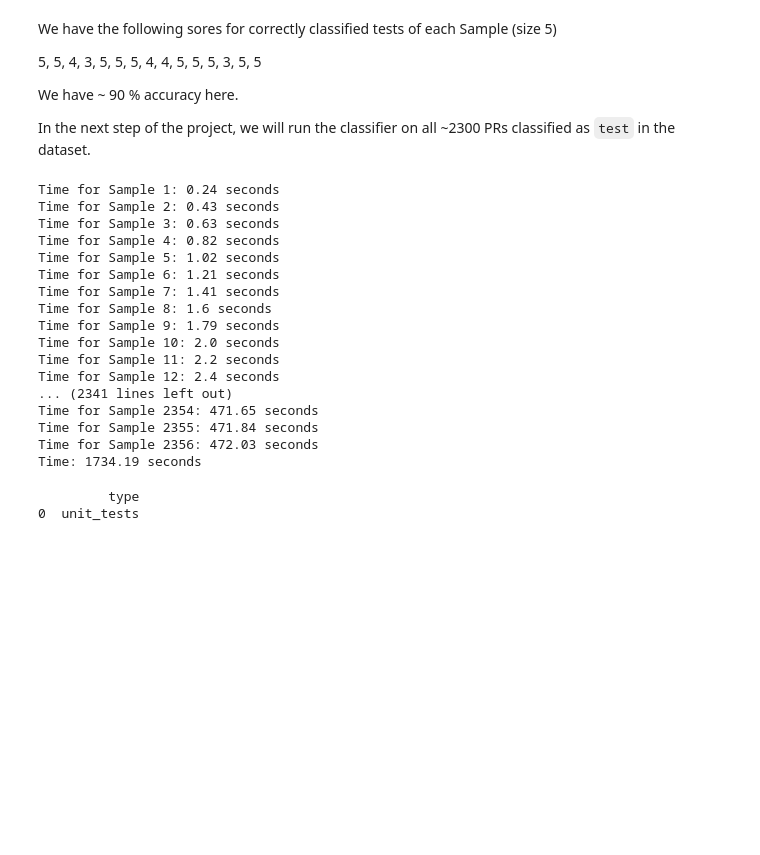
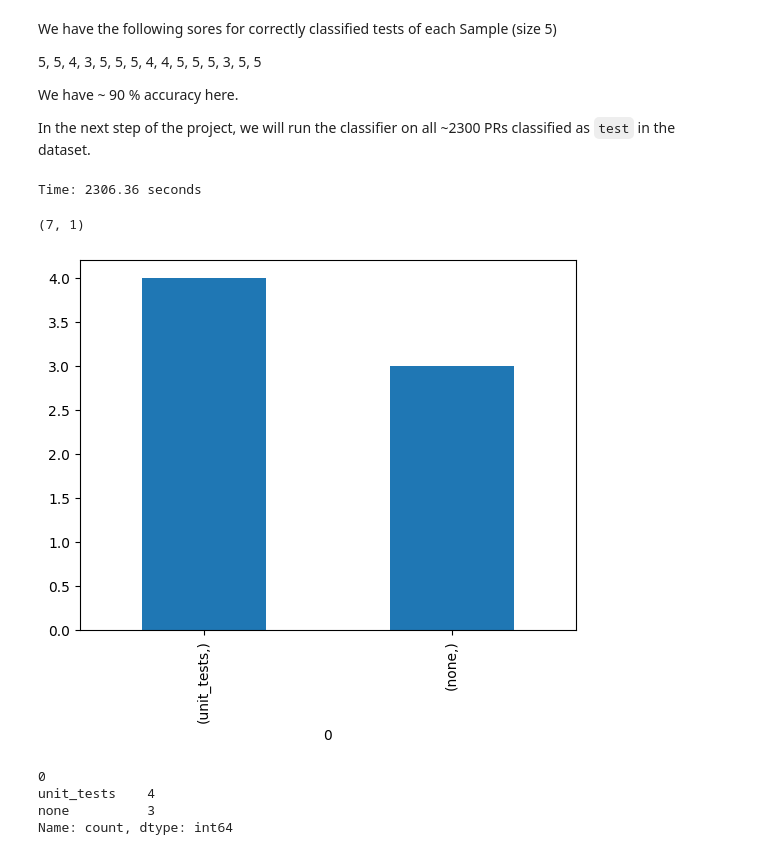
Before and after one commit to hua0-richard/data_542_project, a Jupyter notebook: RQ3.ipynb, the cells around one changed output. Cells and saved outputs as stored; diff of their text form; code cells hidden in the pictures; blank space fills up the shorter version.

Commit message:
RQ3 LLM results

```diff
--- a/RQ3.ipynb
+++ b/RQ3.ipynb
@@ -189,37 +189,32 @@ We have ~ 90 % accuracy here.
 In the next step of the project, we will run the classifier on all ~2300 PRs classified as `test` in the dataset.
 # %%
 results = pd.DataFrame()
-results["type"] = None
 start_sample = time.time()
-for i in range(len(pr_test)):
+for index, row in pr_test.iterrows():
     title = row.title
     reason = row.reason
-    results["type"] = results["type"].append(pd.Series([classify_pr(title, reason)]), ignore_index = True)
+    result = classify_pr(title, reason)
+    results = pd.concat([results, pd.DataFrame([result])], ignore_index=True)
     end_sample = time.time()
-    print(f"Time for Sample {i + 1}: {round(end_sample - start_sample, 2)} seconds")
+    # print(f"Time for Sample {index + 1}: {round(end_sample - start_sample, 2)} seconds")
 
 end_benchmark = time.time()
 print(f"Time: {round(end_benchmark - start_benchmark, 2)} seconds")
+results.to_parquet("results.parquet")
 # %% [output]
-Time for Sample 1: 0.24 seconds
-Time for Sample 2: 0.43 seconds
-Time for Sample 3: 0.63 seconds
-Time for Sample 4: 0.82 seconds
-Time for Sample 5: 1.02 seconds
-Time for Sample 6: 1.21 seconds
-Time for Sample 7: 1.41 seconds
-Time for Sample 8: 1.6 seconds
-Time for Sample 9: 1.79 seconds
-Time for Sample 10: 2.0 seconds
-Time for Sample 11: 2.2 seconds
-Time for Sample 12: 2.4 seconds
-... (2341 lines left out)
-Time for Sample 2354: 471.65 seconds
-Time for Sample 2355: 471.84 seconds
-Time for Sample 2356: 472.03 seconds
-Time: 1734.19 seconds
+Time: 2306.36 seconds
 # %%
-print(results)
+import matplotlib.pyplot as plt
+results = pd.read_parquet("results.parquet")
+print(results.shape)
+freq = results.value_counts()
+freq.plot(kind='bar')
+plt.show()
+print(freq)
 # %% [output]
-         type
-0  unit_tests
+(7, 1)
+[figure, added]
+0
+unit_tests    4
+none          3
+Name: count, dtype: int64
```
Also changed, not shown: parts of 2 cells of this notebook, 1 other file.
